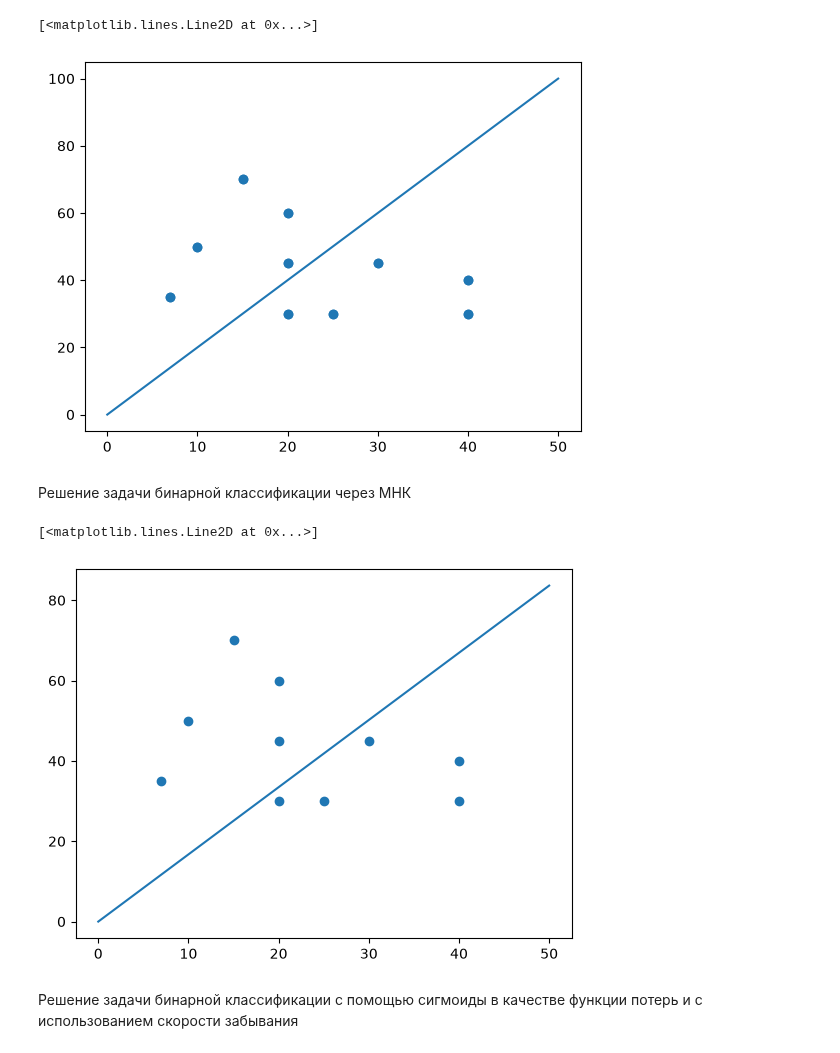
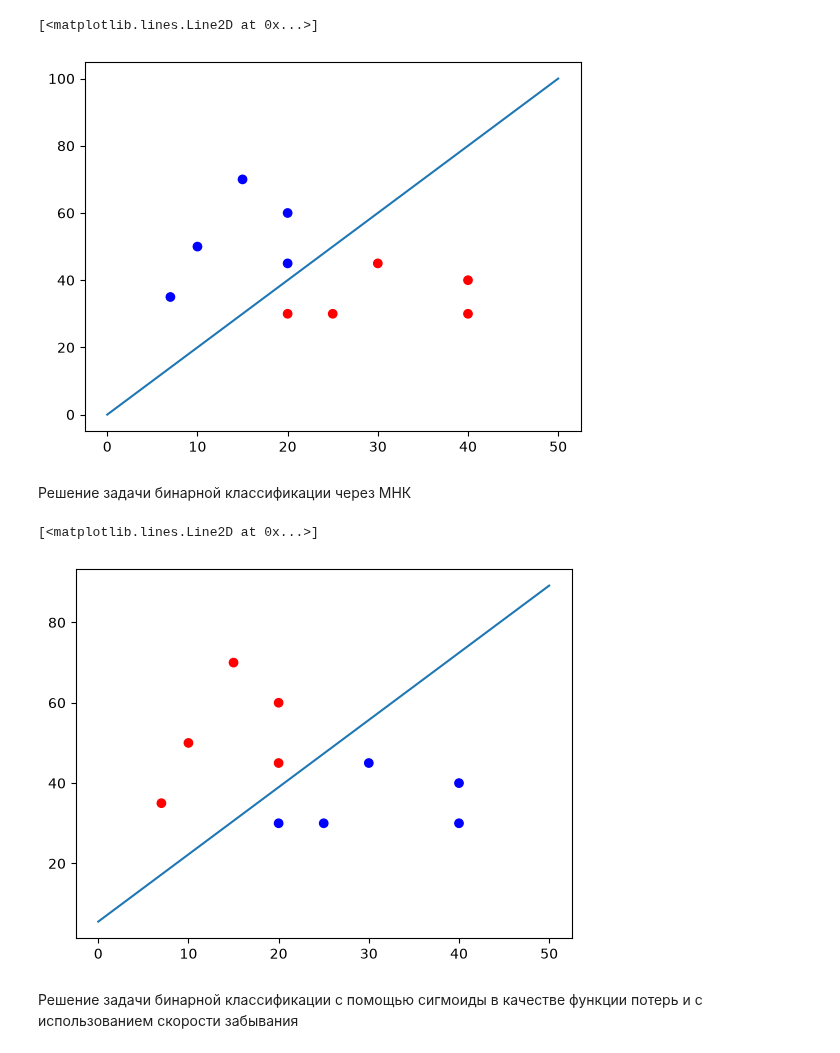
Before and after one commit to defini7/Labs, a Jupyter notebook: 5_term/machine_learning/1/notes.ipynb, the cells around one changed output. Drawn from its saved outputs; the diff is of its cells as text; code cells hidden in the pictures.

```diff
--- a/5_term/machine_learning/1/notes.ipynb
+++ b/5_term/machine_learning/1/notes.ipynb
@@ -15,21 +13,16 @@ with open("train.csv") as csv:
 # %%
 w = np.array([0, -1], dtype="float")
 
-graph_x, graph_y = [], []
+graph_x, graph_y, colors = [], [], []
 
 N = 100
 S = 0.5
 # %%
 for _ in range(N):
     q = 0
-
     for x1, x2, name in data:
         y = -1 if name == "caterpillar" else 1
-
         x = np.array([int(x1), int(x2)])
-
-        graph_x.append(x[0])
-        graph_y.append(x[1])
 
         if loss(x, y, w):
             w[0] += S * y
@@ -37,15 +30,24 @@ for _ in range(N):
 
     if q == 0:
         break
+# %%
+for x1, x2, _ in data:
+    graph_x.append(int(x1))
+    graph_y.append(int(x2))
+
+    if w[0] * float(x1) + w[1] * float(x2) > 0:
+        colors.append("red")
+    else:
+        colors.append("blue")
 # %%
-plt.scatter(graph_x, graph_y)
+plt.scatter(graph_x, graph_y, c=colors)
 
 x = np.linspace(0, 50, 2)
 y = -w[0] / w[1] * x
 plt.plot(x, y)
 # %% [output]
 [<matplotlib.lines.Line2D at 0x...>]
-[figure, old version]
+[figure, new version]
 # %% [markdown]
 Решение задачи бинарной классификации через МНК
 # %%
@@ -55,7 +57,7 @@ with open("train.csv") as csv:
     while line := csv.readline():
         data.append(list(map(lambda x: x.strip(), line.split(";"))))
 # %%
-graph_x, graph_y = [], []
+graph_x, graph_y, colors = [], [], []
 
 xs, ys = [], []
 
@@ -65,20 +67,22 @@ for x1, x2, name in data:
 
     graph_x.append(int(x1))
     graph_y.append(int(x2))
+
+    colors.append("red" if name == "caterpillar" else "blue")
 # %%
 x = np.matrix(xs, dtype="float")
 y = np.matrix(ys, dtype="float")
 
 w = (x.T @ x).I @ (x.T @ y.T)
 # %%
-plt.scatter(graph_x, graph_y)
+plt.scatter(graph_x, graph_y, c=colors)
 
 x = np.linspace(0, 50, 2)
-y = -(w[1, 0] / w[2, 0]) * x
+y = -(w[1, 0] * x + w[0, 0]) / w[2, 0]
 plt.plot(x, y)
 # %% [output]
 [<matplotlib.lines.Line2D at 0x...>]
-[figure, old version]
+[figure, new version]
 # %% [markdown]
 Решение задачи бинарной классификации с помощью сигмоиды в качестве функции потерь и с использованием скорости забывания
 # %%
```
Also changed, not shown: parts of 9 cells of this notebook.
